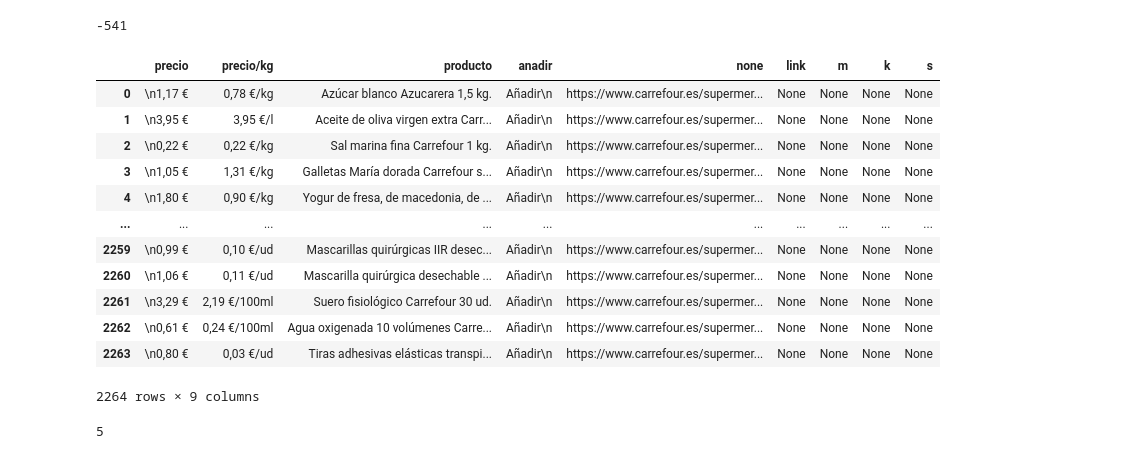
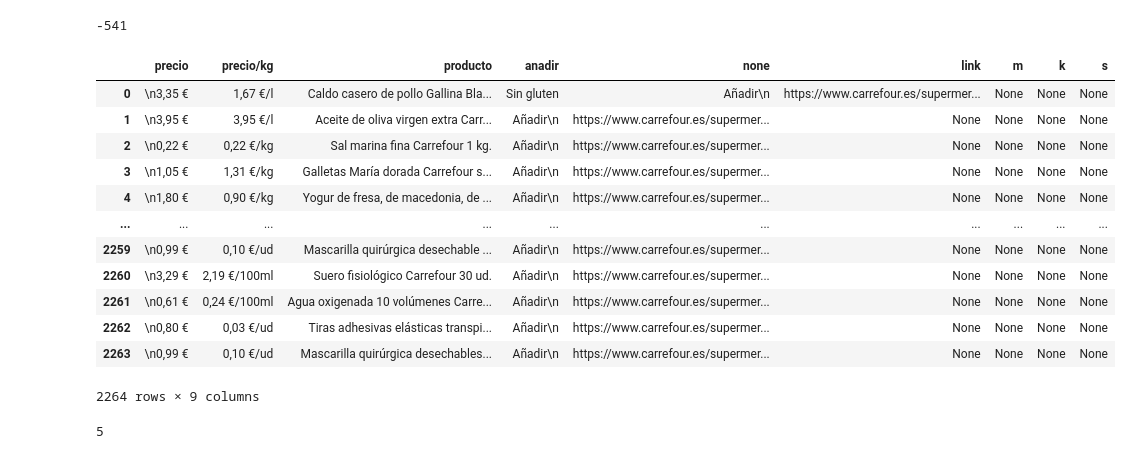
Before and after one commit to silviarico/Mi-Super-Cheap, a Jupyter notebook: Carrefour_8dic.ipynb, the cells around one changed output. Cells and saved outputs as stored; diff of their text form; code cells hidden in the pictures.

```diff
--- a/Carrefour_8dic.ipynb
+++ b/Carrefour_8dic.ipynb
@@ -176,18 +210,17 @@ df.to_csv("carrefour.csv")
 # %%
-df
 # %% [output]
 |  | precio | precio/kg | producto | anadir | none | link | m | k | s |
-| 0 | \n1,17 € | 0,78 €/kg | Azúcar blanco Azucarera 1,5 kg. | Añadir\n | https://www.carrefour.es/supermer... | None | None | None | None |
+| 0 | \n3,35 € | 1,67 €/l | Caldo casero de pollo Gallina Bla... | Sin gluten | Añadir\n | https://www.carrefour.es/supermer... | None | None | None |
 | 1 | \n3,95 € | 3,95 €/l | Aceite de oliva virgen extra Carr... | Añadir\n | https://www.carrefour.es/supermer... | None | None | None | None |
 | 2 | \n0,22 € | 0,22 €/kg | Sal marina fina Carrefour 1 kg. | Añadir\n | https://www.carrefour.es/supermer... | None | None | None | None |
 | 3 | \n1,05 € | 1,31 €/kg | Galletas María dorada Carrefour s... | Añadir\n | https://www.carrefour.es/supermer... | None | None | None | None |
 | 4 | \n1,80 € | 0,90 €/kg | Yogur de fresa, de macedonia, de ... | Añadir\n | https://www.carrefour.es/supermer... | None | None | None | None |
 | ... | ... | ... | ... | ... | ... | ... | ... | ... | ... |
-| 2259 | \n0,99 € | 0,10 €/ud | Mascarillas quirúrgicas IIR desec... | Añadir\n | https://www.carrefour.es/supermer... | None | None | None | None |
-| 2260 | \n1,06 € | 0,11 €/ud | Mascarilla quirúrgica desechable ... | Añadir\n | https://www.carrefour.es/supermer... | None | None | None | None |
-| 2261 | \n3,29 € | 2,19 €/100ml | Suero fisiológico Carrefour 30 ud. | Añadir\n | https://www.carrefour.es/supermer... | None | None | None | None |
-| 2262 | \n0,61 € | 0,24 €/100ml | Agua oxigenada 10 volúmenes Carre... | Añadir\n | https://www.carrefour.es/supermer... | None | None | None | None |
-| 2263 | \n0,80 € | 0,03 €/ud | Tiras adhesivas elásticas transpi... | Añadir\n | https://www.carrefour.es/supermer... | None | None | None | None |
+| 2259 | \n0,99 € | 0,10 €/ud | Mascarilla quirúrgica desechable ... | Añadir\n | https://www.carrefour.es/supermer... | None | None | None | None |
+| 2260 | \n3,29 € | 2,19 €/100ml | Suero fisiológico Carrefour 30 ud. | Añadir\n | https://www.carrefour.es/supermer... | None | None | None | None |
+| 2261 | \n0,61 € | 0,24 €/100ml | Agua oxigenada 10 volúmenes Carre... | Añadir\n | https://www.carrefour.es/supermer... | None | None | None | None |
+| 2262 | \n0,80 € | 0,03 €/ud | Tiras adhesivas elásticas transpi... | Añadir\n | https://www.carrefour.es/supermer... | None | None | None | None |
+| 2263 | \n0,99 € | 0,10 €/ud | Mascarilla quirúrgica desechables... | Añadir\n | https://www.carrefour.es/supermer... | None | None | None | None |
 2264 rows × 9 columns
 # %%
 len(nueve)
```
Also changed, not shown: parts of 10 cells of this notebook, 9 other files.
